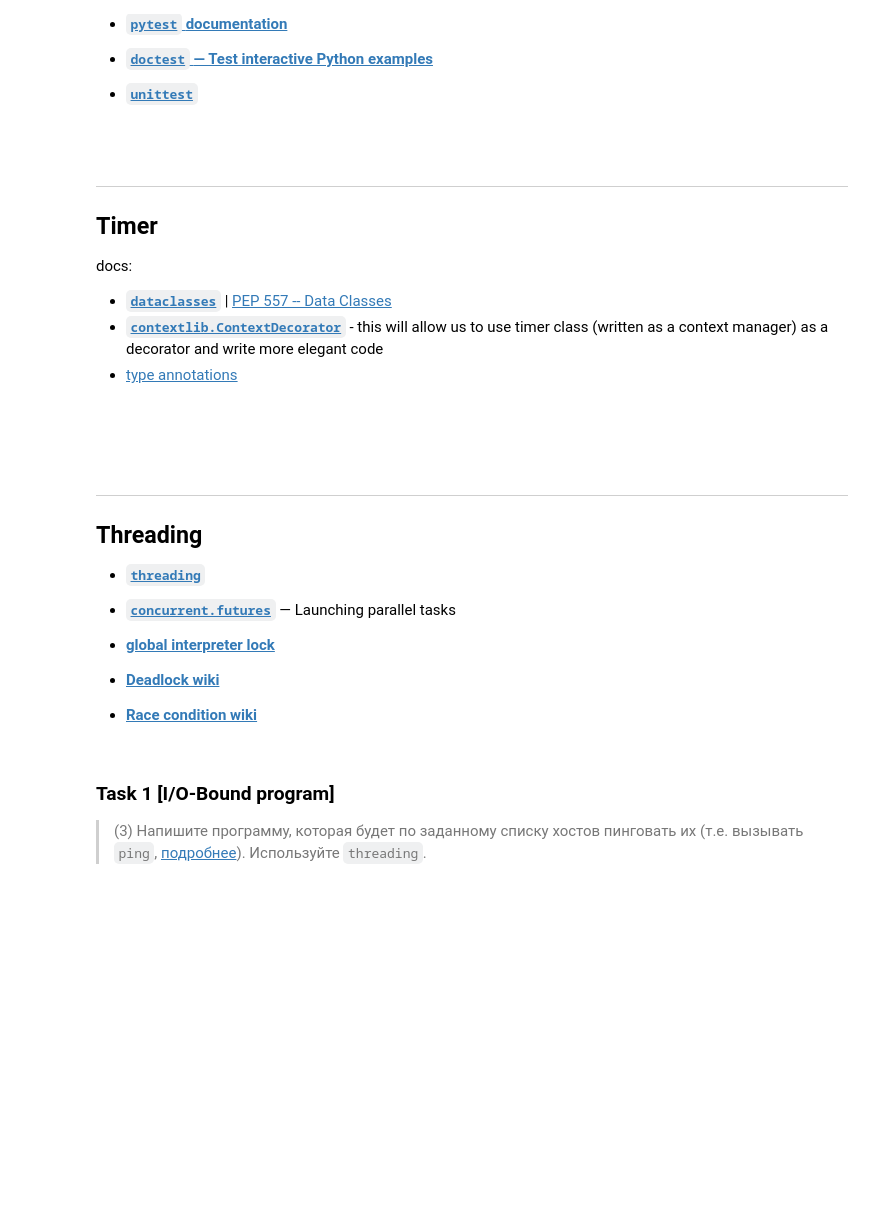
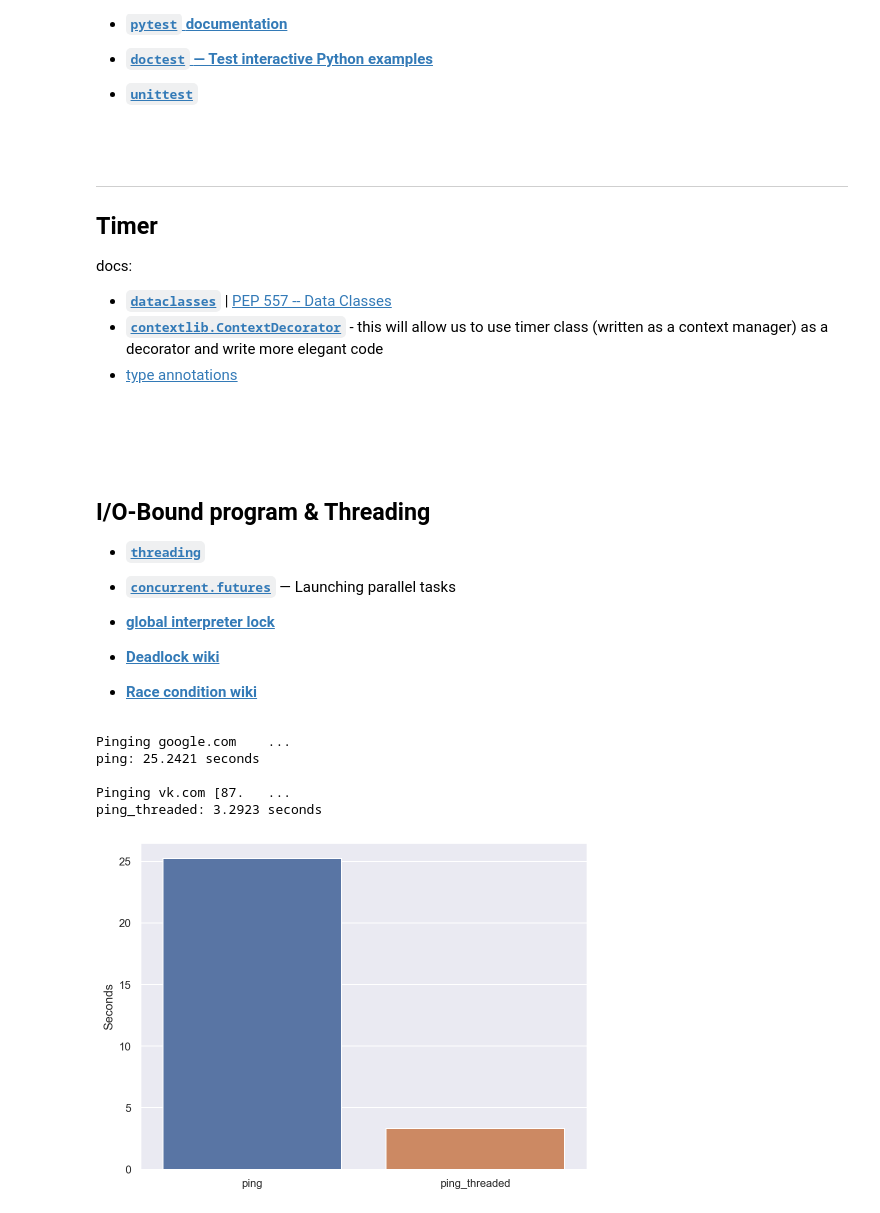
Before and after one commit to barklan/mipt_adv_py, a Jupyter notebook: w10 [Threading]/w10.ipynb, the cells around one changed output. Cells and saved outputs as stored; diff of their text form; code cells hidden in the pictures; blank space fills up the shorter version.

````diff
--- a/w10 [Threading]/w10.ipynb
+++ b/w10 [Threading]/w10.ipynb
@@ -42,9 +44,8 @@ from timer import Timer
 
 
 ```
----
 
-## Threading
+## I/O-Bound program & Threading
 
 - [**`threading`**](https://docs.python.org/3/library/threading.html)
 
@@ -55,23 +56,26 @@ from timer import Timer
 - [**Deadlock wiki**](https://en.wikipedia.org/wiki/Deadlock)
 
 - [**Race condition wiki**](https://en.wikipedia.org/wiki/Race_condition)
-# %% [markdown]
-### Task 1 [I/O-Bound program]
-
-> (3) Напишите программу, которая будет по заданному списку хостов пинговать их
-(т.е. вызывать `ping`, [подробнее](https://ru.wikipedia.org/wiki/Ping)). Используйте `threading`.
 # %%
-# from ping import ping, ping_threaded, ips
+from ping import ping, ping_threaded, ips
 
 
-# with Timer(name='ping'):
-#     print(ping(ips)[0][:20], '  ...')
+with Timer(name='ping'):
+    print(ping(ips)[0][:20], '  ...')
 
-# with Timer(name='ping_threaded'):
-#     print(ping_threaded(ips)[0][:20], '  ...')
+with Timer(name='ping_threaded'):
+    print(ping_threaded(ips)[0][:20], '  ...')
+# %% [output]
+Pinging google.com    ...
+ping: 25.2421 seconds
+
+Pinging vk.com [87.   ...
+ping_threaded: 3.2923 seconds
 # %%
-# df = pd.DataFrame.from_dict(Timer.timers, orient='index').T
-# plt.ylabel('Seconds')
-# sns.barplot(data=df)
-# Timer.timers = {}
+df = pd.DataFrame.from_dict(Timer.timers, orient='index').T
+plt.ylabel('Seconds')
+sns.barplot(data=df)
+Timer.timers = {}
+# %% [output]
+[figure, added]
 # %% [markdown]
````
Also changed, not shown: parts of 14 cells of this notebook, 7 other files.
